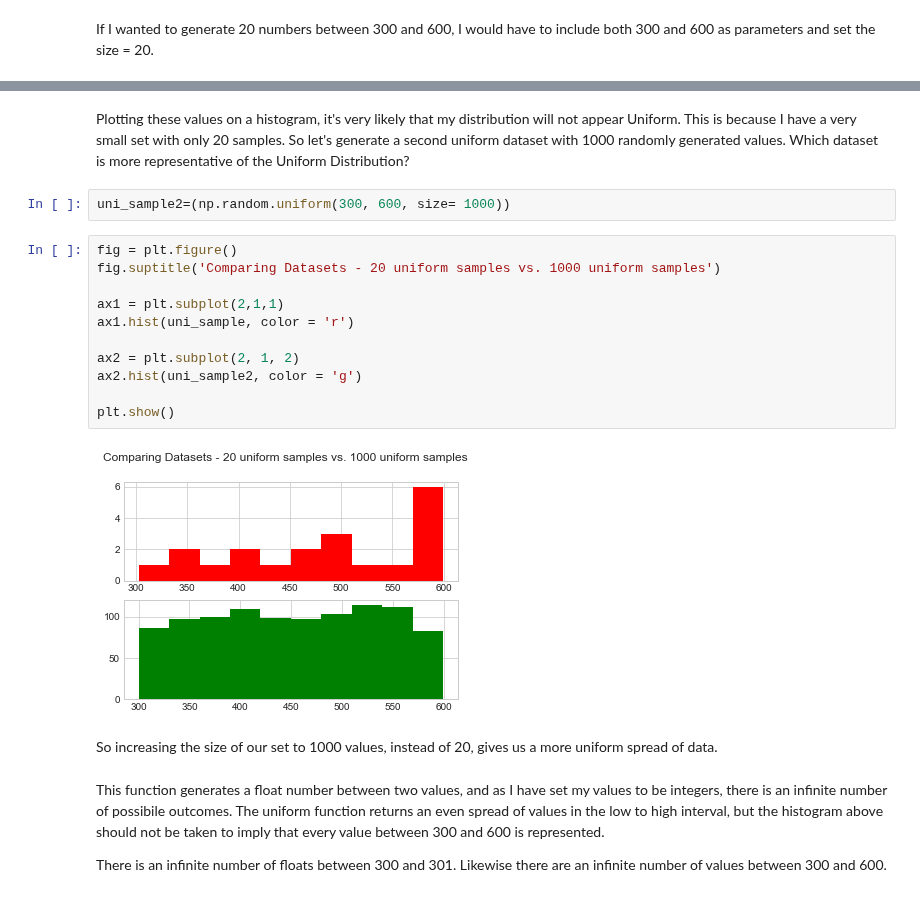
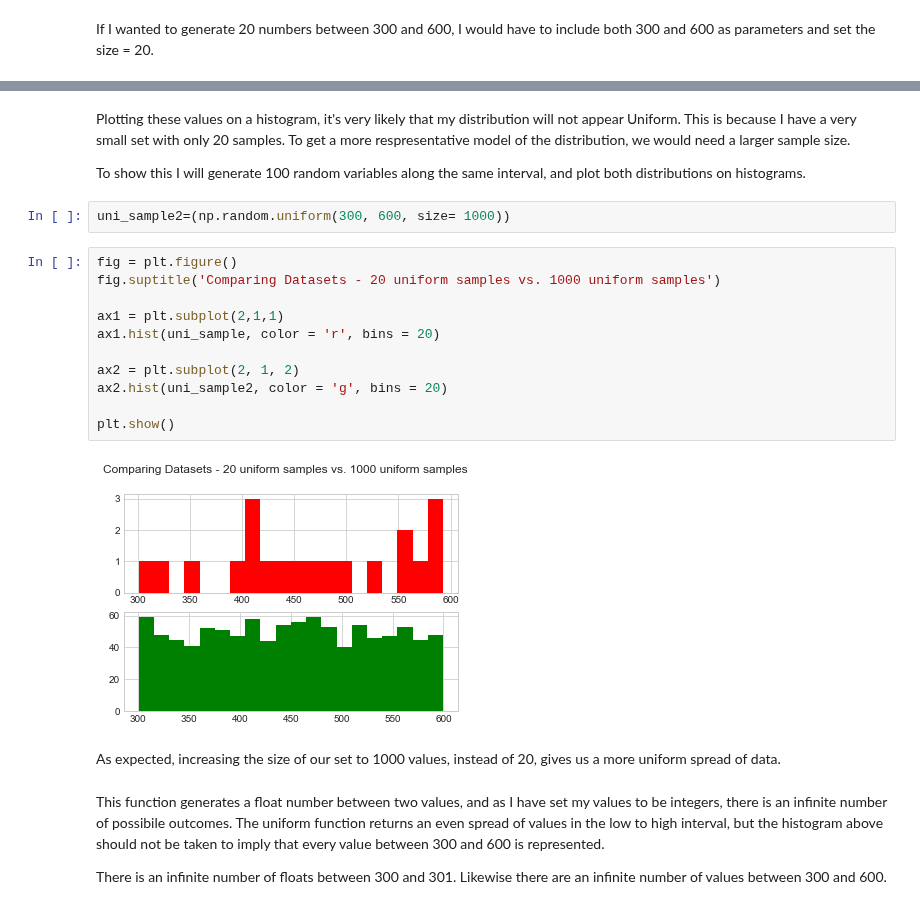
Before and after one commit to MarionMcG/numpy.random, a Jupyter notebook: numpy-random.ipynb, the cells around one changed output, grey strips where cells are left out. Drawn from its saved outputs; the diff is of its cells as text.

Commit message:
Markdown cells - editing Uniform()

```diff
--- a/numpy-random.ipynb
+++ b/numpy-random.ipynb
@@ -346,22 +340,24 @@ print(uni_sample)
 # %% [markdown]
-Plotting these values on a histogram, it's very likely that my distribution will not appear Uniform. This is because I have a very small set with only 20 samples. So let's generate a second uniform dataset with 1000 randomly generated values. Which dataset is more representative of the Uniform Distribution?
+Plotting these values on a histogram, it's very likely that my distribution will not appear Uniform. This is because I have a very small set with only 20 samples. To get a more respresentative model of the distribution, we would need a larger sample size.
+
+To show this I will generate 100 random variables along the same interval, and plot both distributions on histograms.
 # %%
 uni_sample2=(np.random.uniform(300, 600, size= 1000))
 # %%
 fig = plt.figure()
 fig.suptitle('Comparing Datasets - 20 uniform samples vs. 1000 uniform samples')
 
 ax1 = plt.subplot(2,1,1)
-ax1.hist(uni_sample, color = 'r')
+ax1.hist(uni_sample, color = 'r', bins = 20)
 
 ax2 = plt.subplot(2, 1, 2)
-ax2.hist(uni_sample2, color = 'g')
+ax2.hist(uni_sample2, color = 'g', bins = 20)
 
 plt.show()
 # %% [output]
-[figure, old version]
+[figure, new version]
 # %% [markdown]
-So increasing the size of our set to 1000 values, instead of 20, gives us a more uniform spread of data.
+As expected, increasing the size of our set to 1000 values, instead of 20, gives us a more uniform spread of data.
 # %% [markdown]
 This function generates a float number between two values, and as I have set my values to be integers, there is an infinite number of possibile outcomes. The uniform function returns an even spread of values in the low to high interval, but the histogram above should not be taken to imply that every value between 300 and 600 is represented.
 
```
Also changed, not shown: parts of 5 cells of this notebook.
